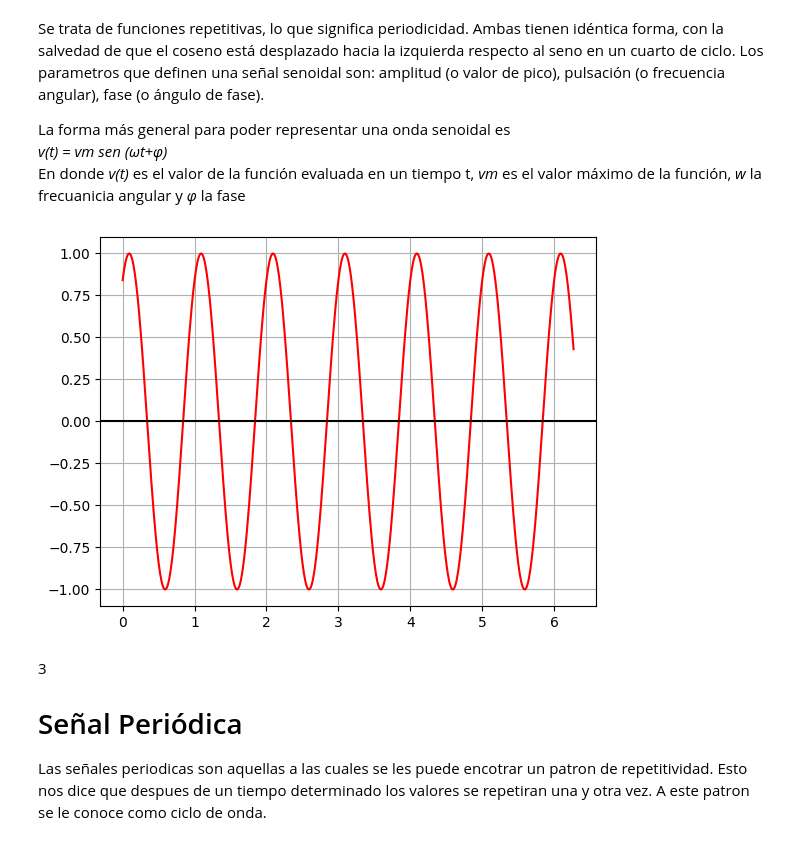
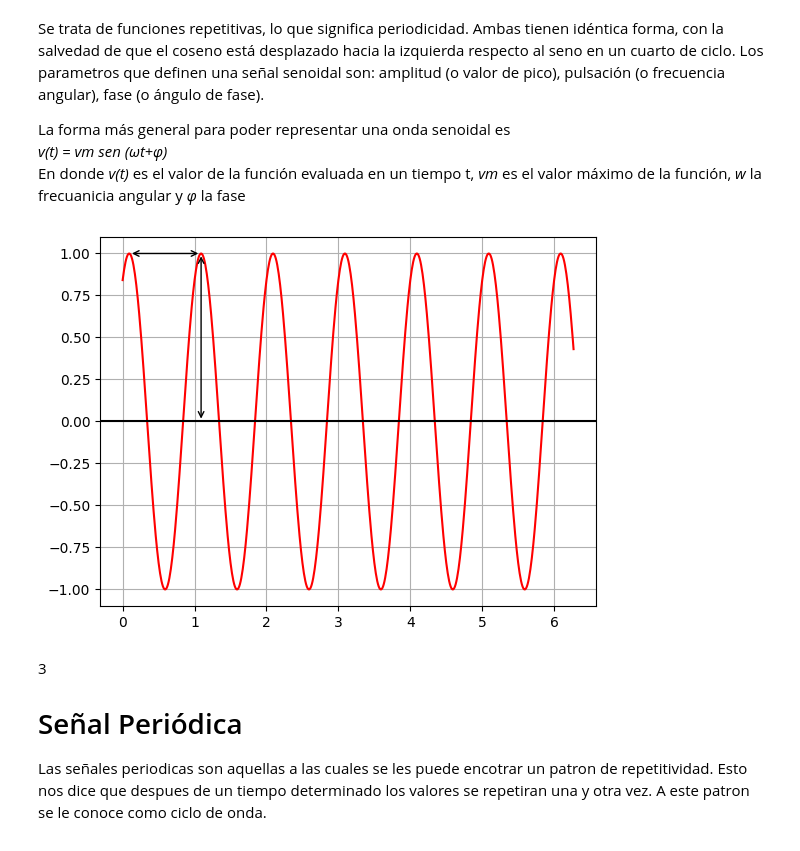
Before and after one commit to RodrigoGarciaNunez/Ondas, a Jupyter notebook: signal/Propeidades de las redes senoidales.ipynb, the cells around one changed output. Cells and saved outputs as stored; diff of their text form; code cells hidden in the pictures.

```diff
--- a/signal/Propeidades de las redes senoidales.ipynb
+++ b/signal/Propeidades de las redes senoidales.ipynb
@@ -14,31 +14,43 @@ En donde *v(t)* es el valor de la función evaluada en un tiempo t, *vm* es el v
 # %%
 #2
 from math import sin, pi
 import matplotlib.pyplot as plt
 from matplotlib.pyplot import figure
 import numpy as np
 # if using a jupyter notebook
 %matplotlib inline
 
 def sine_wave(A: float, f: float, phi: float, t: float) -> float:
     return A*sin(2*pi*f*t + phi)
 
 amplitude = 1
 frequency = 1
 phase = 1
 x_max = 2*pi
 x_min = 0
 step = 0.01
 
 # x = np.arange(x_min, x_max, step)
 x = [i*step+x_min for i in range(0, int((x_max-x_min)//step))]
 y = [sine_wave(amplitude, frequency, phase, time) for time in x]
 plt.plot(x,y,'r')
 plt.axhline(y=0, color='k')
 plt.grid()
+
+plt.annotate("",xy=((((pi/2)-phase)/((2*pi)*frequency)), 1), xycoords='data',
+            xytext=((((5*pi/2)-phase)/((2*pi)*frequency)), 1), textcoords='data',
+            arrowprops=dict(arrowstyle="<->",
+                            connectionstyle="arc3"),
+            )
+
+plt.annotate("",xy=((((5*pi/2)-phase)/((2*pi)*frequency)), 0), xycoords='data',
+            xytext=((((5*pi/2)-phase)/((2*pi)*frequency)), 1), textcoords='data',
+            arrowprops=dict(arrowstyle="<->",
+                            connectionstyle="arc3"),
+            )
 plt.show()
 # %% [output]
-[figure, old version]
+[figure, new version]
 # %% [markdown]
 3
 # Señal Periódica
```
Also changed, not shown: parts of 2 cells of this notebook.
